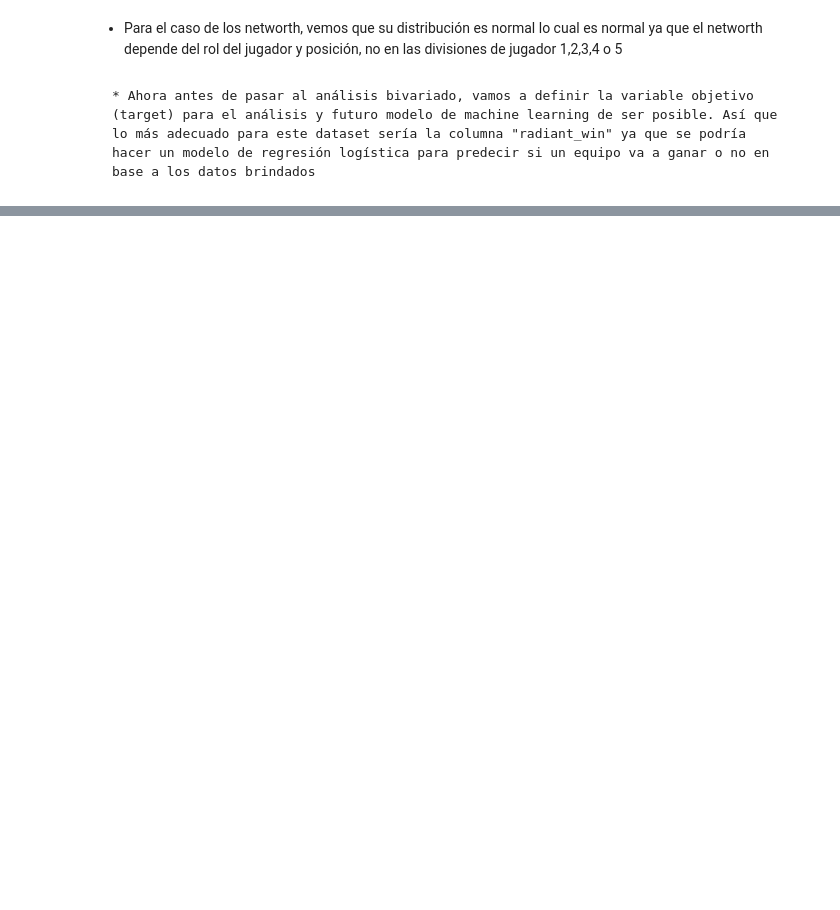
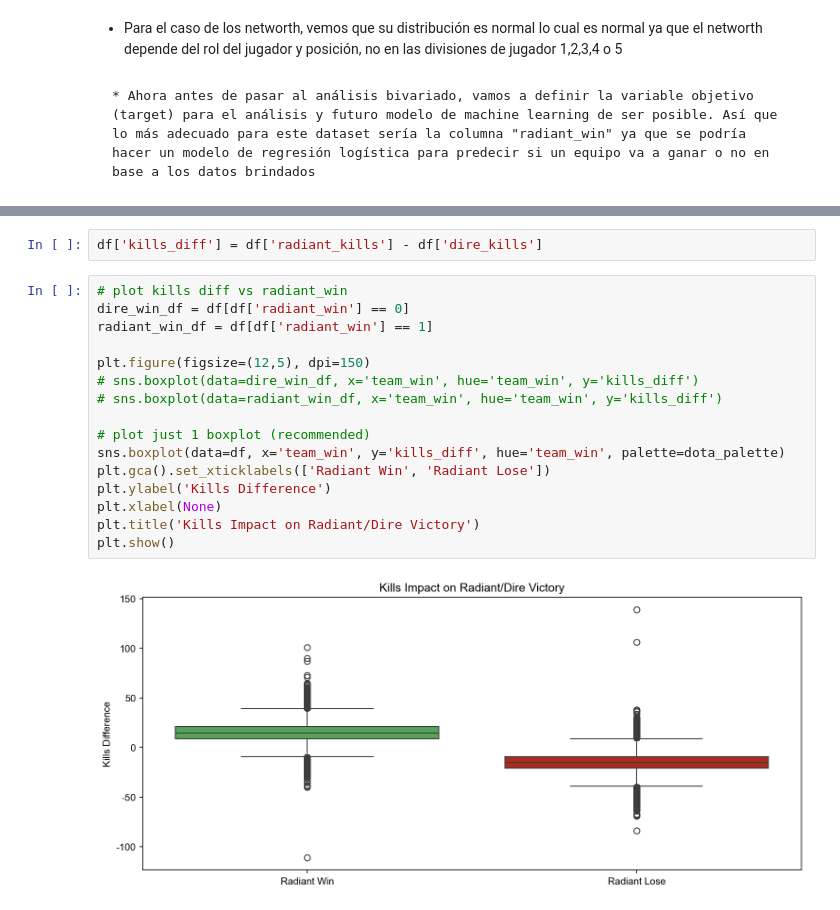
Before and after one commit to rtezen23/dota_2_eda, a Jupyter notebook: 2_eda.ipynb, the cells around one changed output, grey strips where cells are left out. Drawn from its saved outputs; the diff is of its cells as text; blank space fills up the shorter version.

```diff
--- a/2_eda.ipynb
+++ b/2_eda.ipynb
@@ -354,0 +464,20 @@ Generando el gráfico de distribución de victorias...
+# %%
+df['kills_diff'] = df['radiant_kills'] - df['dire_kills']
+# %%
+# plot kills diff vs radiant_win
+dire_win_df = df[df['radiant_win'] == 0]
+radiant_win_df = df[df['radiant_win'] == 1]
+
+plt.figure(figsize=(12,5), dpi=150)
+# sns.boxplot(data=dire_win_df, x='team_win', hue='team_win', y='kills_diff')
+# sns.boxplot(data=radiant_win_df, x='team_win', hue='team_win', y='kills_diff')
+
+# plot just 1 boxplot (recommended)
+sns.boxplot(data=df, x='team_win', y='kills_diff', hue='team_win', palette=dota_palette)
+plt.gca().set_xticklabels(['Radiant Win', 'Radiant Lose'])
+plt.ylabel('Kills Difference')
+plt.xlabel(None)
+plt.title('Kills Impact on Radiant/Dire Victory')
+plt.show()
+# %% [output]
+[figure, added]
```
Also changed, not shown: parts of 35 cells of this notebook, 1 other file.
